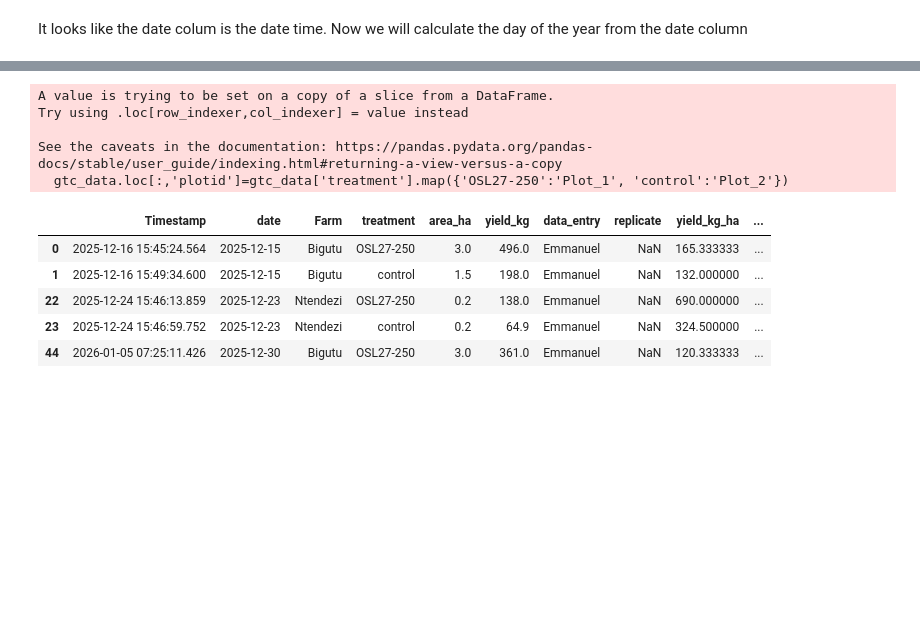
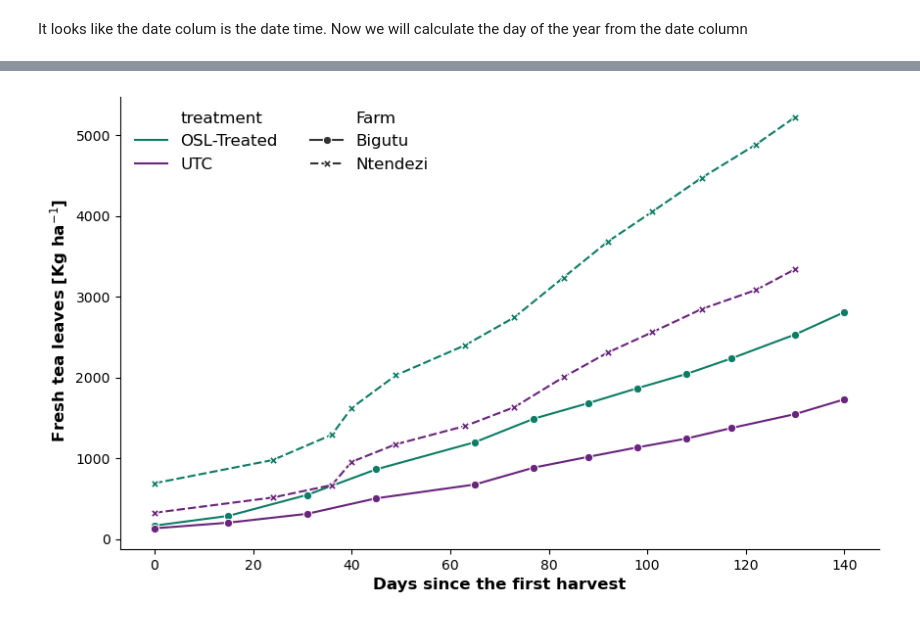
Before and after one commit to BBenyamini/tea_paper, a Jupyter notebook: notebook.ipynb, the cells around one changed output, grey strips where cells are left out. Drawn from its saved outputs; the diff is of its cells as text; code cells hidden in the pictures; blank space fills up the shorter version.

Commit message:
run the models for all trials

```diff
--- a/notebook.ipynb
+++ b/notebook.ipynb
@@ -85,0 +88,10 @@ rab_data.head()
+# %%
+#look at the header of the gtc data
+# rename the treatment values for better readability
+
+gtc_data.loc[:,'treatment'] = gtc_data['treatment'].replace({'OSL27-250': 'OSL-Treated', 'control': 'UTC'})
+
+# save data for later use
+gtc_data.to_csv('processed/gtc_data.csv', index=False)
+
+gtc_data.head()
@@ -85,0 +105,6 @@ rab_data.head()
+# %%
+gtc_cum_yield=gtc_data.groupby(['days_elapsed','Farm', 'treatment'])['yield_kg_ha'].mean().reset_index()
+gtc_cum_yield['cumulative_yield'] = gtc_cum_yield.groupby(['Farm', 'treatment'])['yield_kg_ha'].cumsum()
+
+#look at the cumulative yield data
+gtc_cum_yield.head()
@@ -86,23 +118,18 @@ rab_data.head()
 # %%
-# get the data from industrial blocks
-# This is tier_2 data for macroscale model
+#plot the cummulative data for the two treatments
+plt.figure(figsize=(10,6))
 
-gtc_data=tea_df.query('Farm!="RAB"')
-
-# add plotID for the two plots
-
-gtc_data.loc[:,'plotid']=gtc_data['treatment'].map({'OSL27-250':'Plot_1', 'control':'Plot_2'})
-
-gtc_data.head()
+colors={"UTC":"#69247C", "OSL-Treated":"#0D7C66"}
+ax=sns.lineplot(data=gtc_cum_yield, x="days_elapsed", y="cumulative_yield", hue="treatment", palette=colors,
+                markers=True, style="Farm",err_kws={'linewidth': 1.5, 'alpha':1})
+plt.ylabel(" Fresh tea leaves [Kg ha$^{-1}$]", color='black', size=12, weight='bold')
+plt.xlabel("Days since the first harvest", color='black', size=12, weight='bold')
+ax.legend(title=None, frameon=False, loc='upper left', ncol=2, fontsize=12)
+# remove the upper and right spines
+ax = plt.gca()
+ax.spines['top'].set_visible(False)
+ax.spines['right'].set_visible(False)
+#plt.savefig("results/figures/Bigutu_tea_cumulative_yield.png", dpi=600, bbox_inches='tight')
+plt.show();
 # %% [output]
-A value is trying to be set on a copy of a slice from a DataFrame.
-Try using .loc[row_indexer,col_indexer] = value instead
-
-See the caveats in the documentation: https://pandas.pydata.org/pandas-docs/stable/user_guide/indexing.html#returning-a-view-versus-a-copy
-  gtc_data.loc[:,'plotid']=gtc_data['treatment'].map({'OSL27-250':'Plot_1', 'control':'Plot_2'})
-|  | Timestamp | date | Farm | treatment | area_ha | yield_kg | data_entry | replicate | yield_kg_ha | ... |
-| 0 | 2025-12-16 15:45:24.564 | 2025-12-15 | Bigutu | OSL27-250 | 3.0 | 496.0 | Emmanuel | NaN | 165.333333 | ... |
-| 1 | 2025-12-16 15:49:34.600 | 2025-12-15 | Bigutu | control | 1.5 | 198.0 | Emmanuel | NaN | 132.000000 | ... |
-| 22 | 2025-12-24 15:46:13.859 | 2025-12-23 | Ntendezi | OSL27-250 | 0.2 | 138.0 | Emmanuel | NaN | 690.000000 | ... |
-| 23 | 2025-12-24 15:46:59.752 | 2025-12-23 | Ntendezi | control | 0.2 | 64.9 | Emmanuel | NaN | 324.500000 | ... |
-| 44 | 2026-01-05 07:25:11.426 | 2025-12-30 | Bigutu | OSL27-250 | 3.0 | 361.0 | Emmanuel | NaN | 120.333333 | ... |
+[figure, added]
```
Also changed, not shown: parts of 19 cells of this notebook, 4 other files.
